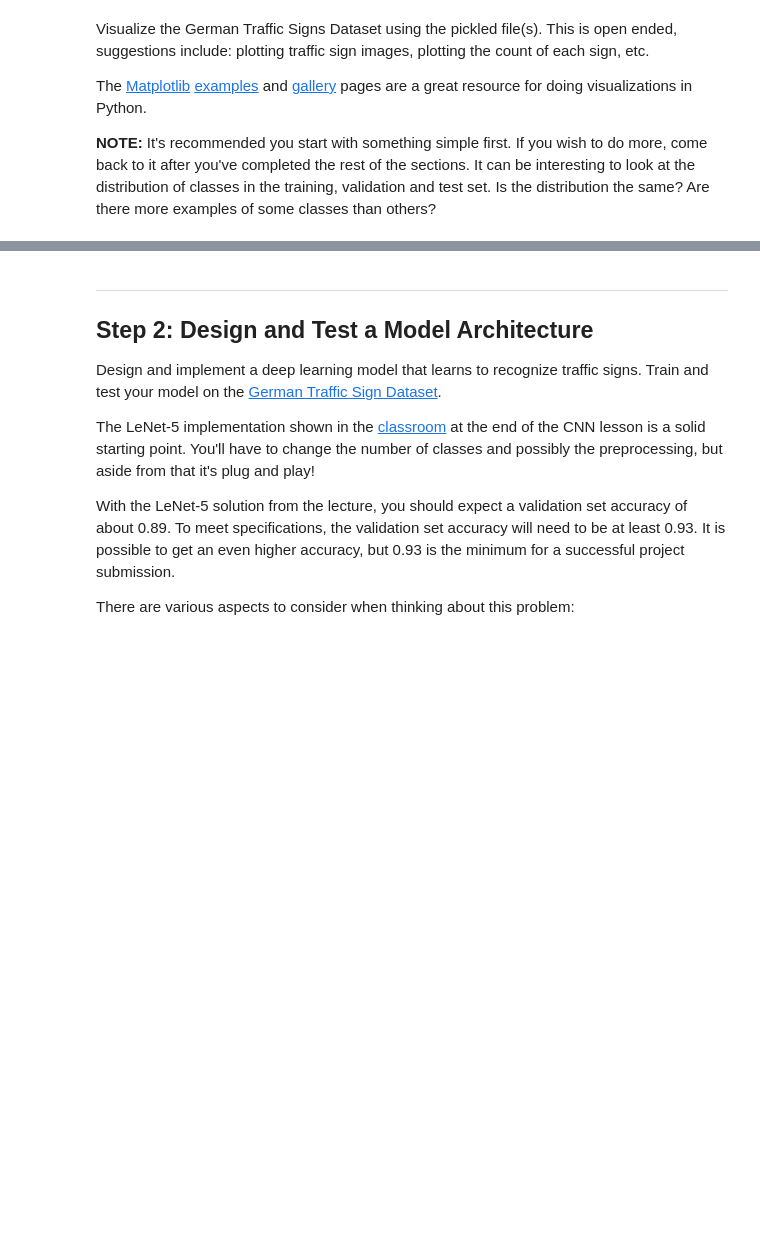
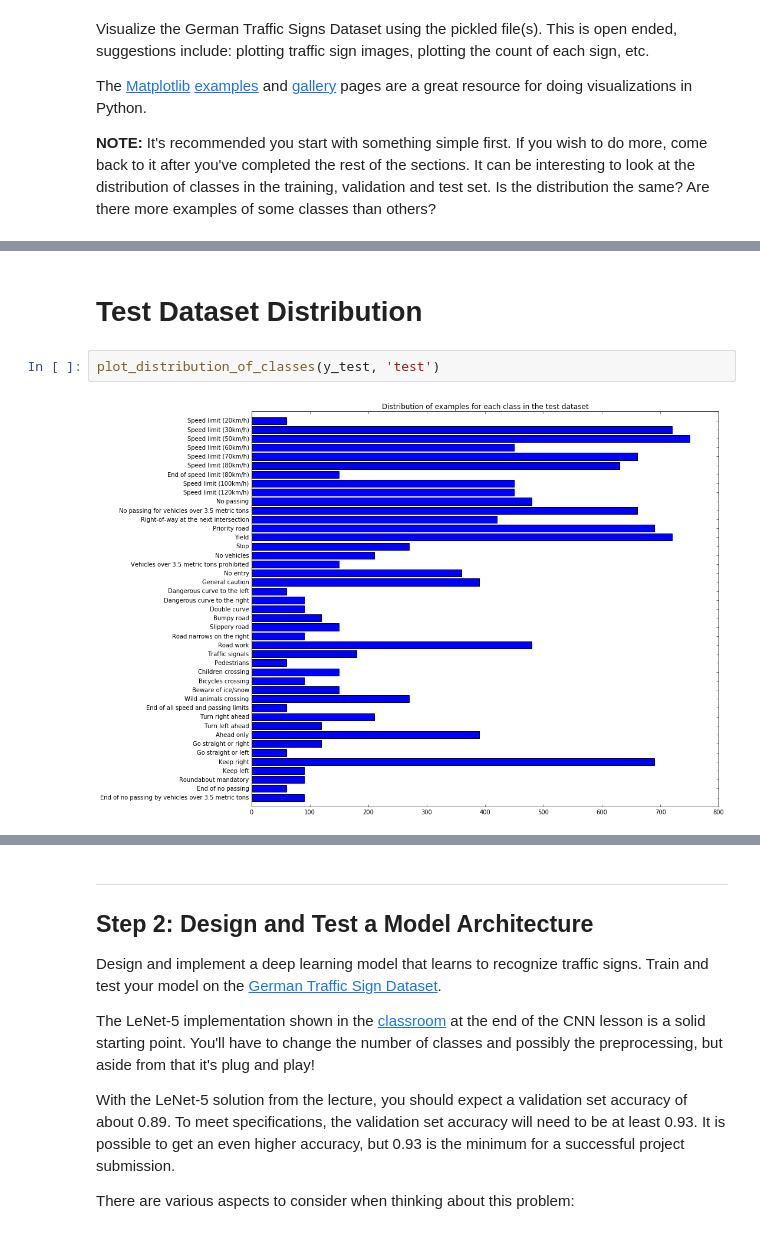
Before and after one commit to mxwg/CarND-Traffic-Sign-Classifier-Project, a Jupyter notebook: Traffic_Sign_Classifier.ipynb, the cells around one changed output, grey strips where cells are left out. Cells and saved outputs as stored; diff of their text form; blank space fills up the shorter version.

```diff
--- a/Traffic_Sign_Classifier.ipynb
+++ b/Traffic_Sign_Classifier.ipynb
@@ -148,0 +184,6 @@ show_images([x for x in range(0, 2500, 60)], title="the training set")
+# %% [markdown]
+# Test Dataset Distribution
+# %%
+plot_distribution_of_classes(y_test, 'test')
+# %% [output]
+[figure, added]
```
Also changed, not shown: parts of 27 cells of this notebook, 6 other files.
